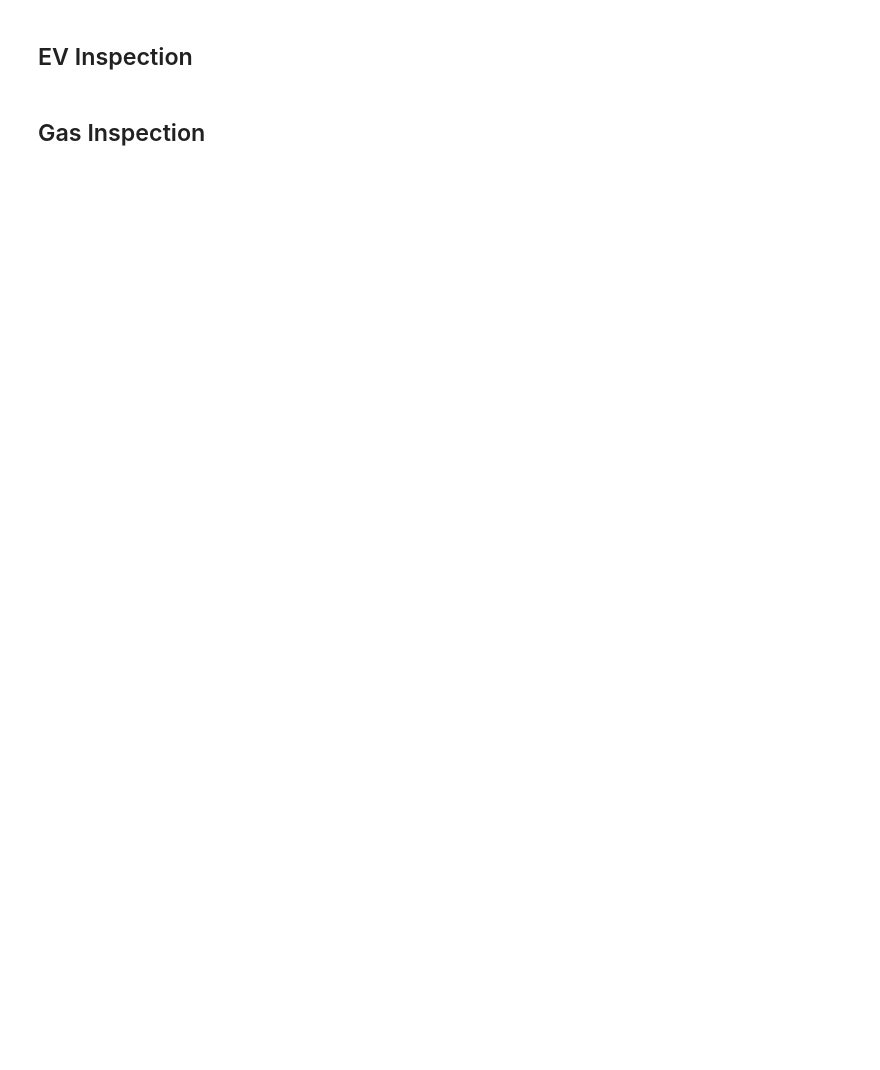
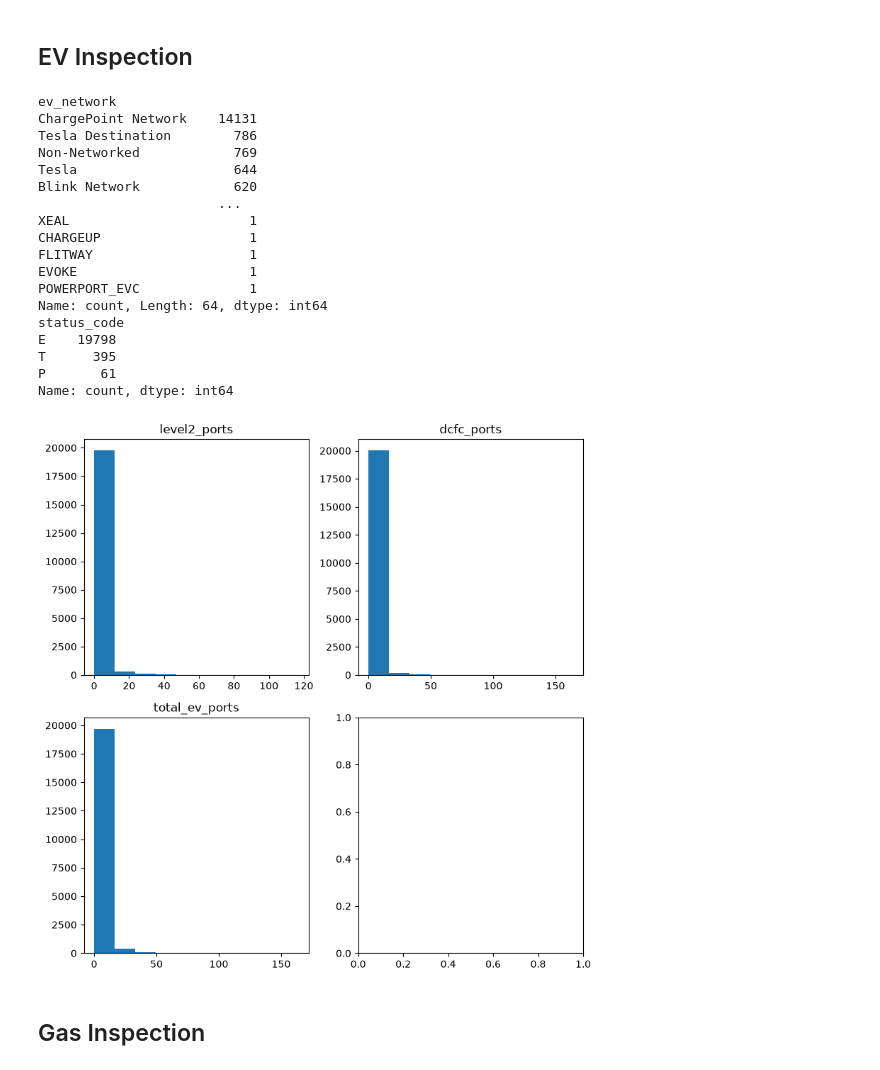
Before and after one commit to BoppingNoodles/california_ev_transition_and_fuel_analytics, a Jupyter notebook: notebooks/02_eda_and_qc.ipynb, the cells around one changed output. Cells and saved outputs as stored; diff of their text form; code cells hidden in the pictures; blank space fills up the shorter version.

Commit message:
fix histograms

```diff
--- a/notebooks/02_eda_and_qc.ipynb
+++ b/notebooks/02_eda_and_qc.ipynb
@@ -62,24 +80,44 @@ print("Gas null geometries:", gas_gdf.geometry.isna().sum())
 # %%
 # Network Counts
 network_counts = ev_gdf['ev_network'].value_counts(dropna=False)
 print(network_counts)
 
 # Status Count
 status_counts = ev_gdf['status_code'].value_counts(dropna=False)
 print(status_counts)
 
 # Summarize Port Counts
 port_cols = ['level2_ports', 'dcfc_ports', 'total_ev_ports']
 ev_gdf[port_cols].describe()
 
 # Histogram for Port Counts
 fig, axes = plt.subplots(2,2, figsize=(8,8))
 axes = axes.flatten()
 for i,col in enumerate(port_cols):
     axes[i].hist(ev_gdf[col])
-    axes[i].set_title('{col}')
+    axes[i].set_title(f'{col}')
 plt.tight_layout()
 plt.show()
+# %% [output]
+ev_network
+ChargePoint Network    14131
+Tesla Destination        786
+Non-Networked            769
+Tesla                    644
+Blink Network            620
+                       ...
+XEAL                       1
+CHARGEUP                   1
+FLITWAY                    1
+EVOKE                      1
+POWERPORT_EVC              1
+Name: count, Length: 64, dtype: int64
+status_code
+E    19798
+T      395
+P       61
+Name: count, dtype: int64
+[figure, added]
 # %% [markdown]
 ## Gas Inspection
 # %%
```
Also changed, not shown: parts of 7 cells of this notebook.
